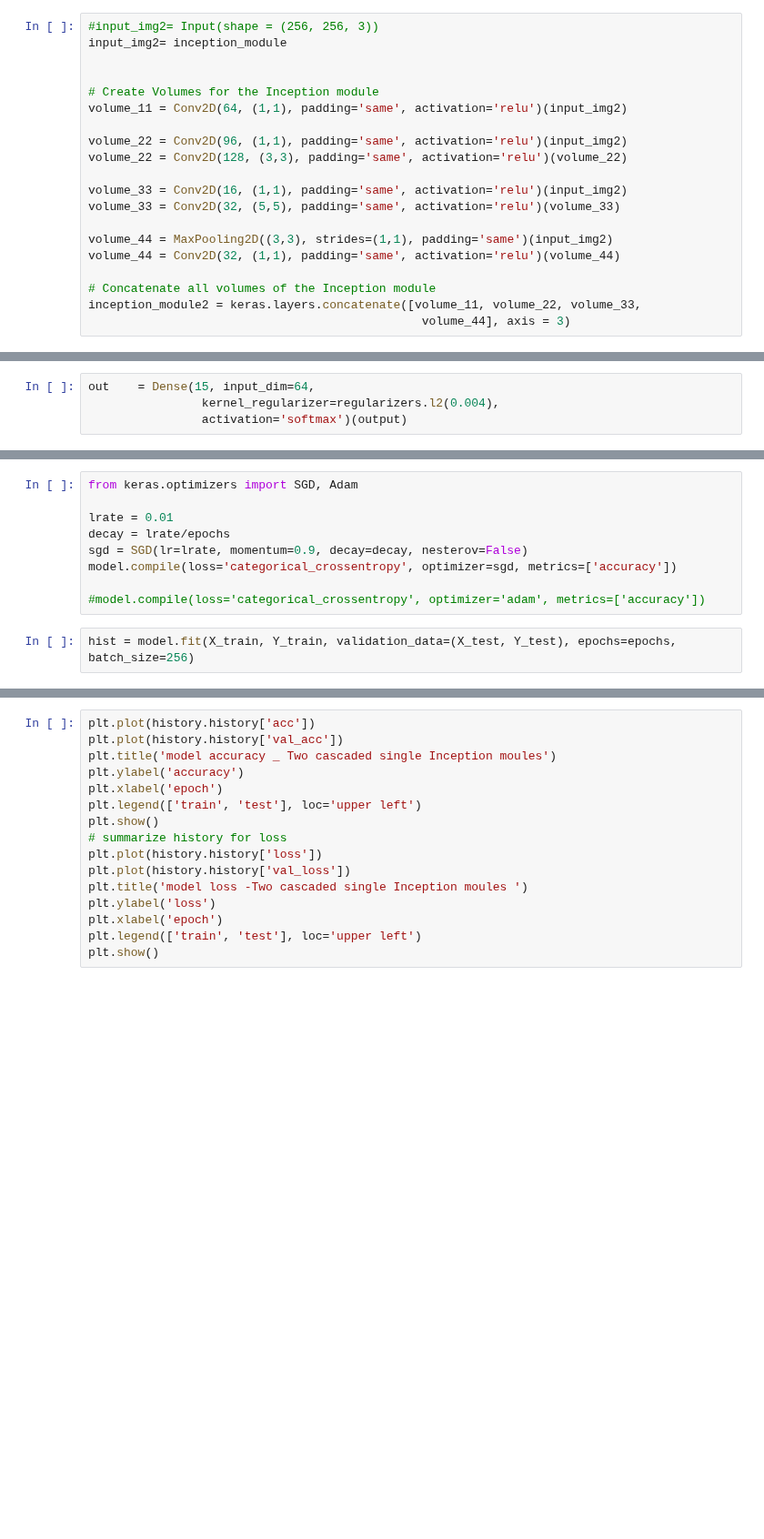
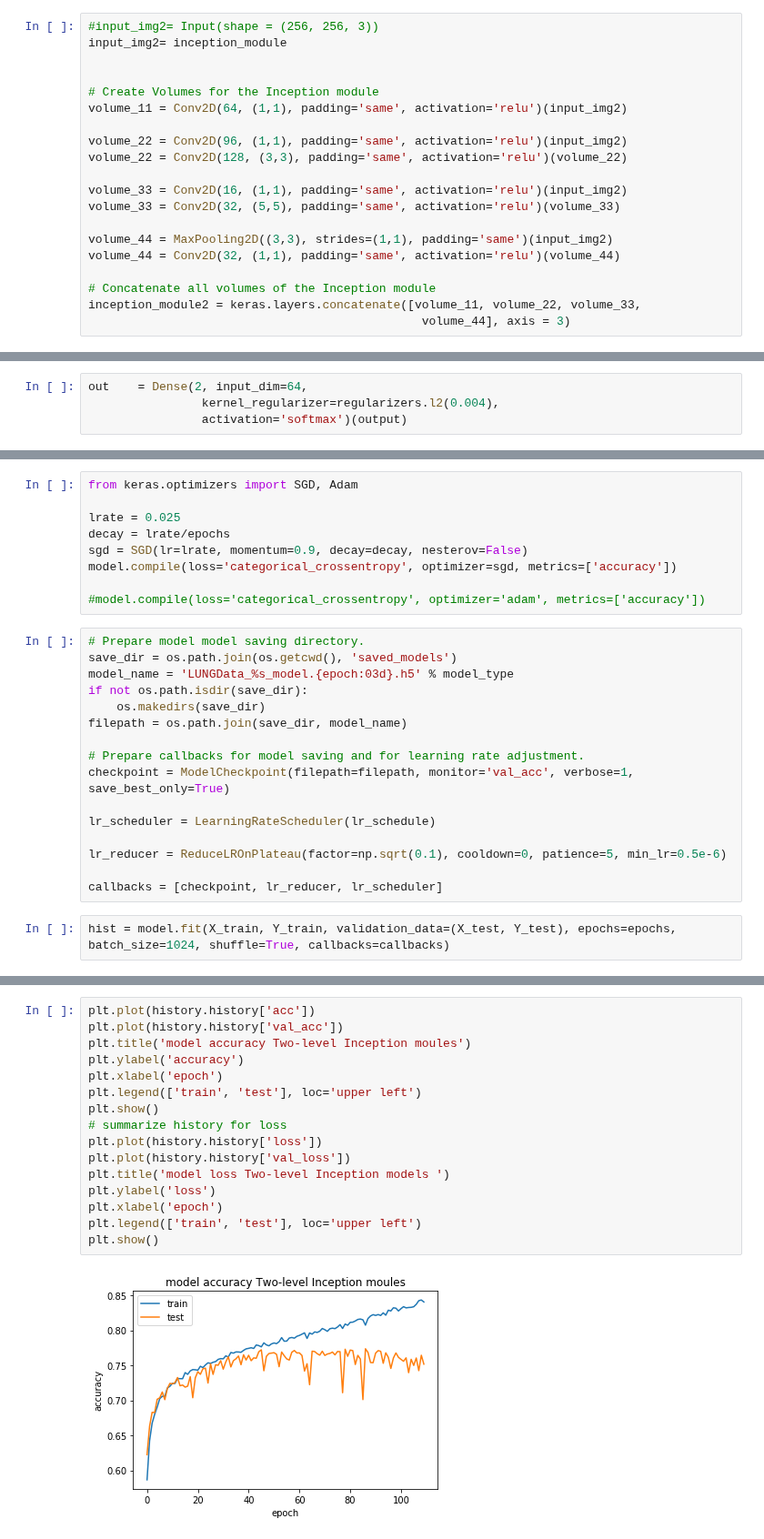
Before and after one commit to Alfergani1965/DL-Class, a Jupyter notebook: class_project.ipynb, the cells around one changed output, grey strips where cells are left out. Shown at 91% size. Drawn from its saved outputs; the diff is of its cells as text; blank space fills up the shorter version.

```diff
--- a/class_project.ipynb
+++ b/class_project.ipynb
@@ -143,5 +179,5 @@ output
 # %%
-out    = Dense(15, input_dim=64,
+out    = Dense(2, input_dim=64,
                 kernel_regularizer=regularizers.l2(0.004),
                 activation='softmax')(output)
 # %%
@@ -153,11 +210,27 @@ print(model.summary())
 # %%
 from keras.optimizers import SGD, Adam
 
-lrate = 0.01
+lrate = 0.025
 decay = lrate/epochs
 sgd = SGD(lr=lrate, momentum=0.9, decay=decay, nesterov=False)
 model.compile(loss='categorical_crossentropy', optimizer=sgd, metrics=['accuracy'])
 
 #model.compile(loss='categorical_crossentropy', optimizer='adam', metrics=['accuracy'])
+# %%
+# Prepare model model saving directory.
+save_dir = os.path.join(os.getcwd(), 'saved_models')
+model_name = 'LUNGData_%s_model.{epoch:03d}.h5' % model_type
+if not os.path.isdir(save_dir):
+    os.makedirs(save_dir)
+filepath = os.path.join(save_dir, model_name)
+
+# Prepare callbacks for model saving and for learning rate adjustment.
+checkpoint = ModelCheckpoint(filepath=filepath, monitor='val_acc', verbose=1, save_best_only=True)
+
+lr_scheduler = LearningRateScheduler(lr_schedule)
+
+lr_reducer = ReduceLROnPlateau(factor=np.sqrt(0.1), cooldown=0, patience=5, min_lr=0.5e-6)
+
+callbacks = [checkpoint, lr_reducer, lr_scheduler]
 # %%
-hist = model.fit(X_train, Y_train, validation_data=(X_test, Y_test), epochs=epochs, batch_size=256)
+hist = model.fit(X_train, Y_train, validation_data=(X_test, Y_test), epochs=epochs, batch_size=1024, shuffle=True, callbacks=callbacks)
@@ -174,16 +272,18 @@ history =hist
 # %%
 plt.plot(history.history['acc'])
 plt.plot(history.history['val_acc'])
-plt.title('model accuracy _ Two cascaded single Inception moules')
+plt.title('model accuracy Two-level Inception moules')
 plt.ylabel('accuracy')
 plt.xlabel('epoch')
 plt.legend(['train', 'test'], loc='upper left')
 plt.show()
 # summarize history for loss
 plt.plot(history.history['loss'])
 plt.plot(history.history['val_loss'])
-plt.title('model loss -Two cascaded single Inception moules ')
+plt.title('model loss Two-level Inception models ')
 plt.ylabel('loss')
 plt.xlabel('epoch')
 plt.legend(['train', 'test'], loc='upper left')
 plt.show()
+# %% [output]
+[figure, added]
```
Also changed, not shown: parts of 33 cells of this notebook.
